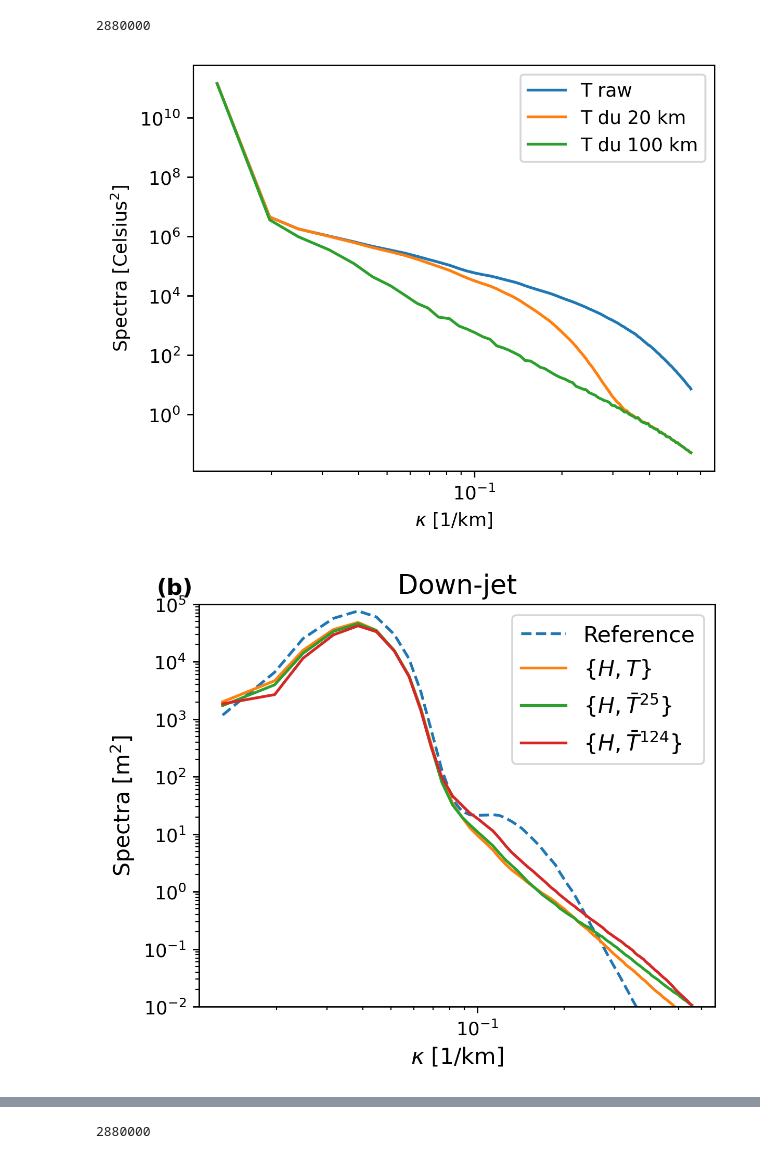
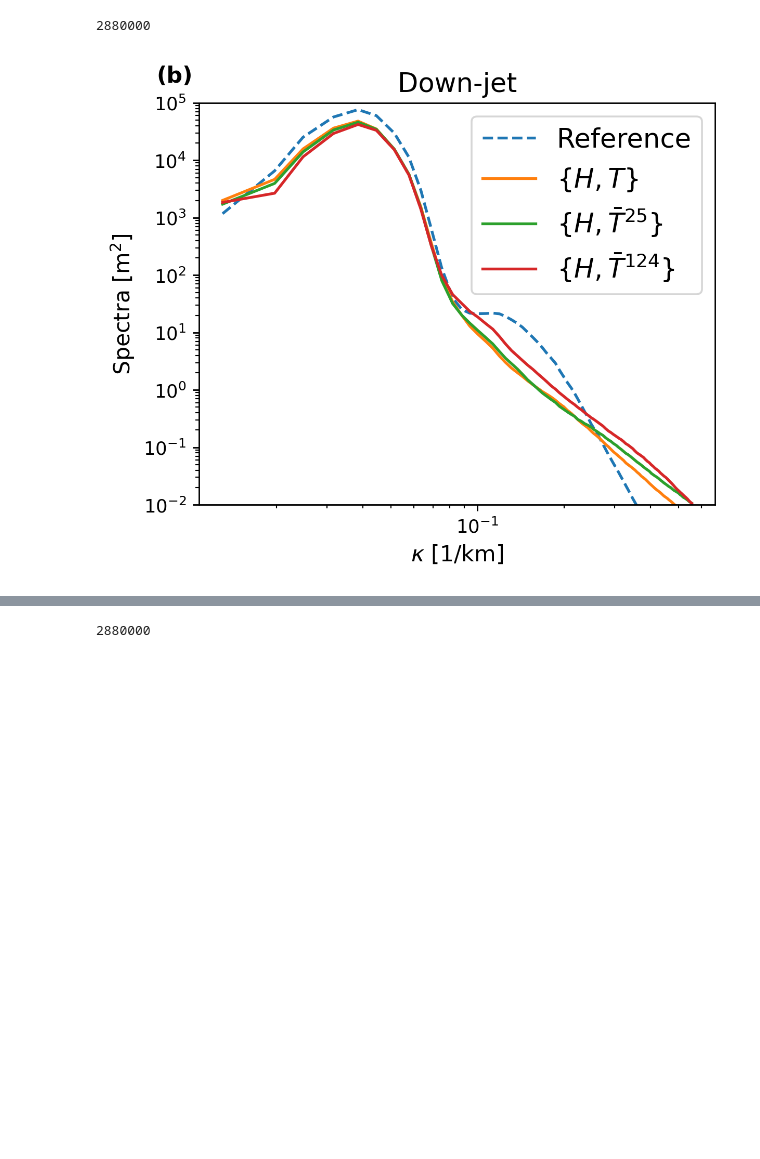
Before and after one commit to hannnwang/Extract_internal_tides_with_UNet_and_surface_field_synergy, a Jupyter notebook: analysis_and_plotting/filteredT_paper.ipynb, the cells around one changed output, grey strips where cells are left out. Cells and saved outputs as stored; diff of their text form; code cells hidden in the pictures; blank space fills up the shorter version.

```diff
--- a/analysis_and_plotting/filteredT_paper.ipynb
+++ b/analysis_and_plotting/filteredT_paper.ipynb
@@ -222,47 +262,36 @@ S_HTdu25_m0 = powerspectra1D (HT_du25_out_mod)
 S_truth_m0 = powerspectra1D (Truth_test)
 
 # S_UTraw_m0 = powerspectra1D (UT_out_mod)
 # S_UTdu5_m0 = powerspectra1D (UT_du5_out_mod)
 # S_UTdu25_m0 = powerspectra1D (UT_du25_out_mod)
 
 
 dk = k[1]-k[0]
 kappa =  hwazimuthalAveAxis(np.zeros((nk,nl)), dk)
 
-fig1,axs1=plt.subplots(figsize=(5,4))
-fig1.set_dpi(256)
-axs1.loglog(kappa[1:iplotend]*1000,(S_Traw_m0[1:iplotend]),label=r'T raw', linewidth=1.5)
-axs1.loglog(kappa[1:iplotend]*1000,(S_T_du5_m0[1:iplotend]),label='T du 20 km', linewidth=1.5)
-axs1.loglog(kappa[1:iplotend]*1000,(S_T_du25_m0[1:iplotend]),label='T du 100 km', linewidth=1.5)
-axs1.legend()
-#axs1.set_ylim([0.001, 2*10**5])
-axs1.set_xlabel(r'$\kappa$ [1/km]')
-axs1.set_ylabel(r'Spectra [Celsius$^2$]')
-#fig1.savefig(figfolder+'spectrum_comparison_trunc_downjet.png', bbox_inches='tight',dpi = 256)
 
 fig1,axs1=plt.subplots(figsize=(5,4))
 fig1.set_dpi(256)
 axs1.loglog(kappa[1:iplotend]*1000,(S_truth_m0[1:iplotend]),label=r'Reference', linestyle='--', linewidth=1.5)
 axs1.loglog(kappa[1:iplotend]*1000,(S_HTraw_m0[1:iplotend]),label=r'$\{H,T\}$', linewidth=1.5)
 axs1.loglog(kappa[1:iplotend]*1000,(S_HTdu5_m0[1:iplotend]),label=r'$\{H,\bar{T}^{25}\}$', linewidth=1.5)
 axs1.loglog(kappa[1:iplotend]*1000,(S_HTdu25_m0[1:iplotend]),label=r'$\{H,\bar{T}^{124}\}$', linewidth=1.5)
-axs1.legend(fontsize='large')
+axs1.legend(fontsize='x-large')
 axs1.set_ylim([0.01, 10**5])
 axs1.set_xlabel(r'$\kappa$ [1/km]', fontsize='large')
 axs1.set_ylabel(r'Spectra [m$^2$]', fontsize='large')
 axs1.set_title(r'Down-jet',fontsize ='x-large')
 
 # Get axes position in figure coordinates
 pos = axs1.get_position()
 xplot = pos.x0  # left of axis in figure coordinates
 yplot = pos.y1  # top of axis in figure coordinates
 # Add text slightly to left and above the axes
-fig1.text(xplot-0.01, yplot+0.01, '(b)', fontsize='large', fontweight='bold', va='bottom', ha='right')
+fig1.text(xplot-0.01, yplot+0.03, '(b)', fontsize='large', fontweight='bold', va='bottom', ha='right')
 
 fig1.savefig(figfolder+'spectrum_comparison_Tfilt_downjet.png', bbox_inches='tight',dpi = 256)
 # %% [output]
-[figure, old version]
+[figure, new version]
-[figure, removed]
 # %%
 S_HUTraw_m0 = powerspectra1D (HUT_out_mod, slice = mid_slice)
 S_HUTdu5_m0 = powerspectra1D (HUT_du5_out_mod, slice = mid_slice)
```
Also changed, not shown: parts of 8 cells of this notebook, 3 other files.
